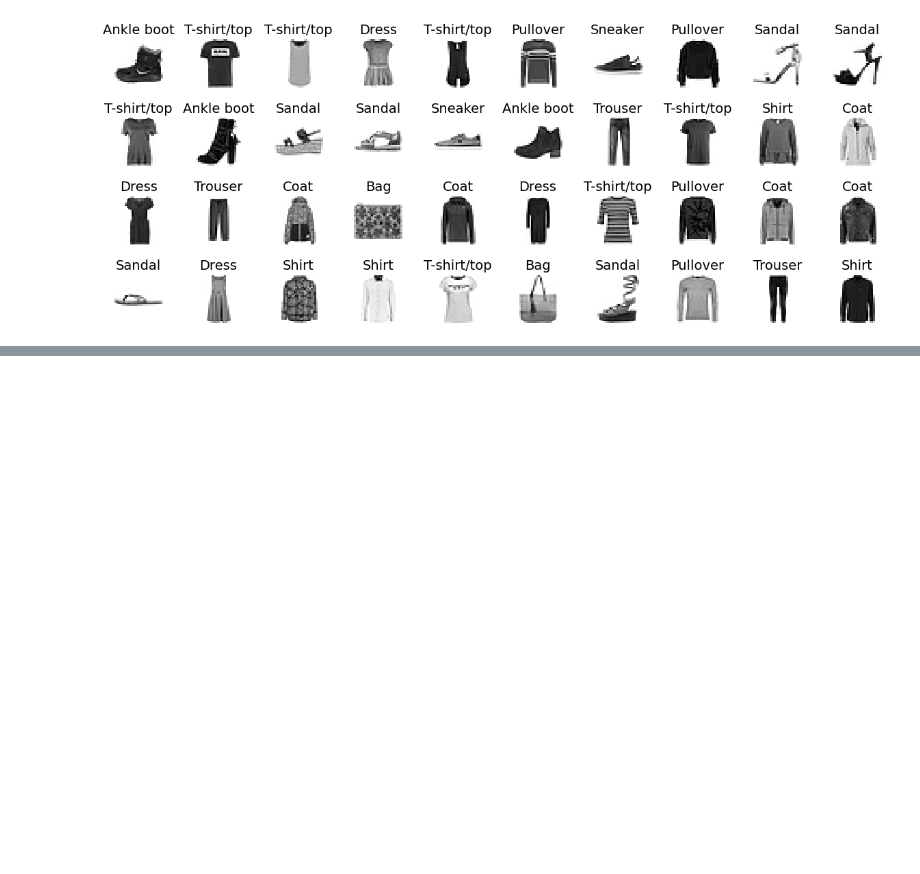
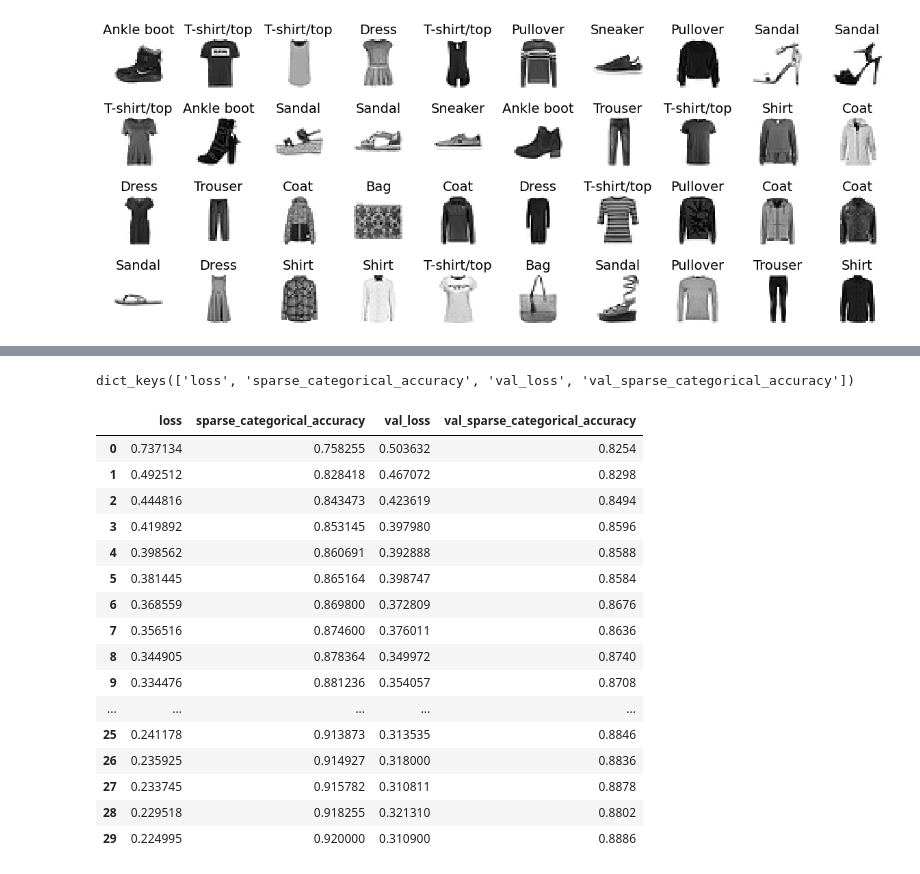
Before and after one commit to Pavan-jangid-here/Learning, a Jupyter notebook: Machine Learning (ML)/9. Neural Nets with Keras.ipynb, the cells around one changed output, grey strips where cells are left out. Cells and saved outputs as stored; diff of their text form; code cells hidden in the pictures; blank space fills up the shorter version.

```diff
--- a/Machine Learning (ML)/9. Neural Nets with Keras.ipynb
+++ b/Machine Learning (ML)/9. Neural Nets with Keras.ipynb
@@ -283,0 +462,24 @@ plt.show()
+# %%
+history.history.keys()
+# %% [output]
+dict_keys(['loss', 'sparse_categorical_accuracy', 'val_loss', 'val_sparse_categorical_accuracy'])
+# %%
+pd.DataFrame(history.history)
+# %% [output]
+|  | loss | sparse_categorical_accuracy | val_loss | val_sparse_categorical_accuracy |
+| 0 | 0.737134 | 0.758255 | 0.503632 | 0.8254 |
+| 1 | 0.492512 | 0.828418 | 0.467072 | 0.8298 |
+| 2 | 0.444816 | 0.843473 | 0.423619 | 0.8494 |
+| 3 | 0.419892 | 0.853145 | 0.397980 | 0.8596 |
+| 4 | 0.398562 | 0.860691 | 0.392888 | 0.8588 |
+| 5 | 0.381445 | 0.865164 | 0.398747 | 0.8584 |
+| 6 | 0.368559 | 0.869800 | 0.372809 | 0.8676 |
+| 7 | 0.356516 | 0.874600 | 0.376011 | 0.8636 |
+| 8 | 0.344905 | 0.878364 | 0.349972 | 0.8740 |
+| 9 | 0.334476 | 0.881236 | 0.354057 | 0.8708 |
+| ... | ... | ... | ... | ... |
+| 25 | 0.241178 | 0.913873 | 0.313535 | 0.8846 |
+| 26 | 0.235925 | 0.914927 | 0.318000 | 0.8836 |
+| 27 | 0.233745 | 0.915782 | 0.310811 | 0.8878 |
+| 28 | 0.229518 | 0.918255 | 0.321310 | 0.8802 |
+| 29 | 0.224995 | 0.920000 | 0.310900 | 0.8886 |
```
Also changed, not shown: parts of 25 cells of this notebook, 2 other files.
